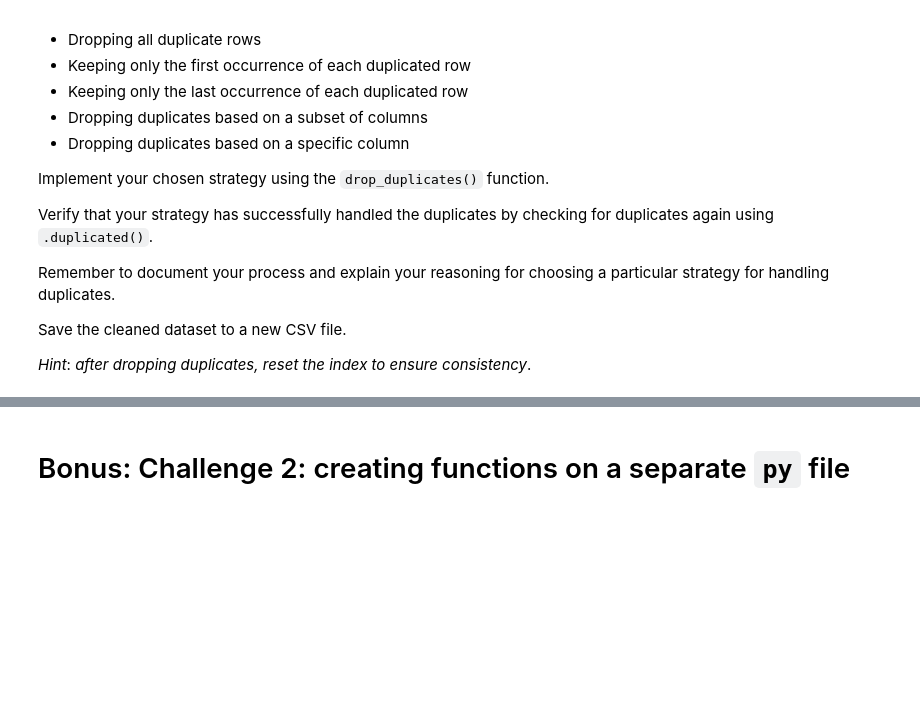
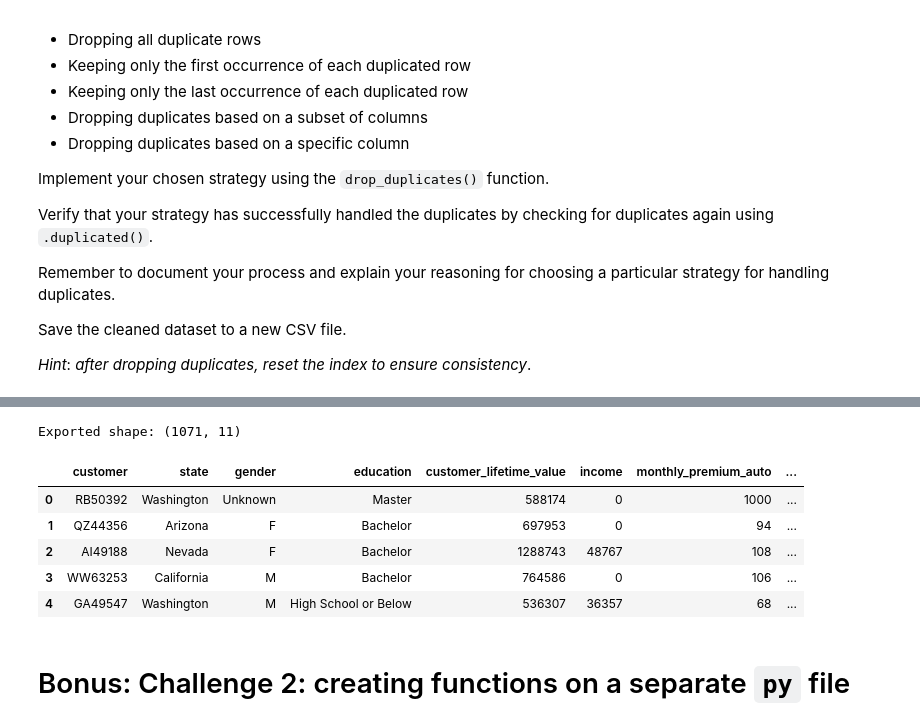
Before and after one commit to juanjcontreras/lab-dw-data-cleaning-and-formatting, a Jupyter notebook: lab-dw-data-cleaning-and-formatting.ipynb, the cells around one changed output, grey strips where cells are left out. Cells and saved outputs as stored; diff of their text form; code cells hidden in the pictures; blank space fills up the shorter version.

```diff
--- a/lab-dw-data-cleaning-and-formatting.ipynb
+++ b/lab-dw-data-cleaning-and-formatting.ipynb
@@ -355,3 +487,22 @@ Save the cleaned dataset to a new CSV file.
+# %%
+insurance.to_csv(
+    "cleaned_insurance.csv",
+    index=False,
+    encoding="utf-8"
+)
+
+reloaded = pd.read_csv("cleaned_insurance.csv", encoding="utf-8")
+
+print("Exported shape:", reloaded.shape)
+display(reloaded.head())
+# %% [output]
+Exported shape: (1071, 11)
+|  | customer | state | gender | education | customer_lifetime_value | income | monthly_premium_auto | ... |
+| 0 | RB50392 | Washington | Unknown | Master | 588174 | 0 | 1000 | ... |
+| 1 | QZ44356 | Arizona | F | Bachelor | 697953 | 0 | 94 | ... |
+| 2 | AI49188 | Nevada | F | Bachelor | 1288743 | 48767 | 108 | ... |
+| 3 | WW63253 | California | M | Bachelor | 764586 | 0 | 106 | ... |
+| 4 | GA49547 | Washington | M | High School or Below | 536307 | 36357 | 68 | ... |
 # %% [markdown]
 # Bonus: Challenge 2: creating functions on a separate `py` file
 # %% [markdown]
```
Also changed, not shown: parts of 9 cells of this notebook.
